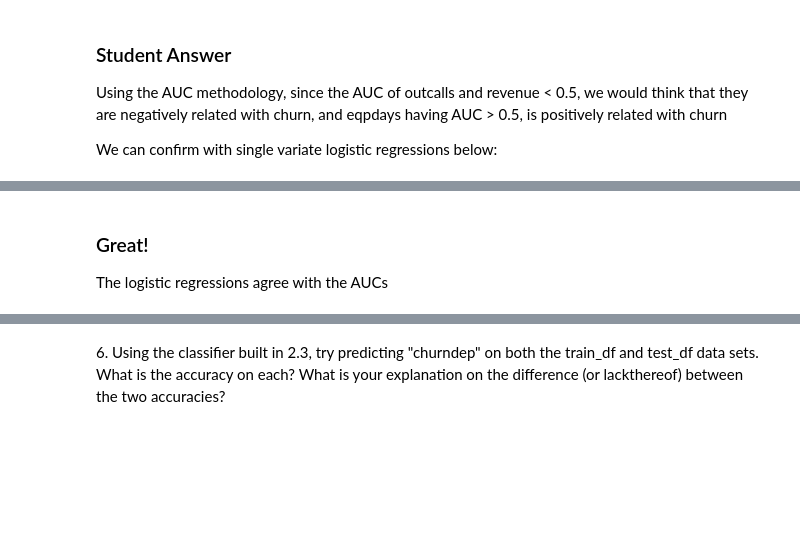
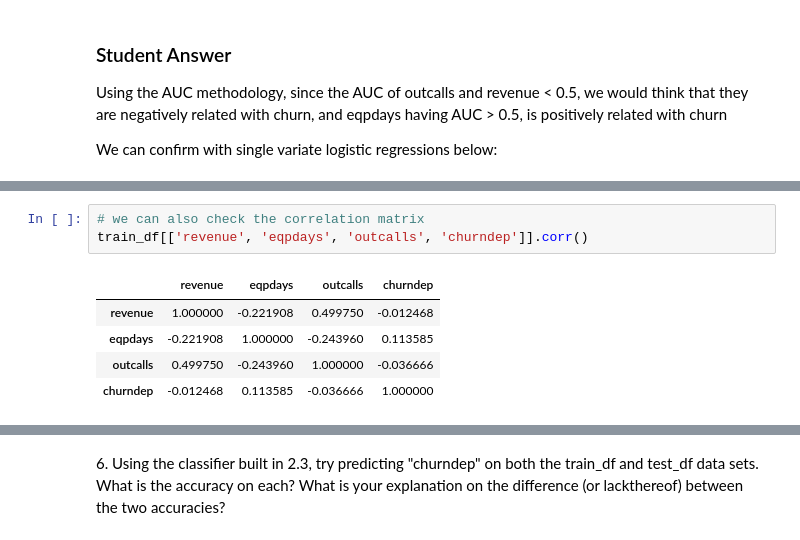
Before and after one commit to rmfeng/ds1001, a Jupyter notebook: homework/hw3/Homework 3 Holdout.ipynb, the cells around one changed output, grey strips where cells are left out. Drawn from its saved outputs; the diff is of its cells as text; blank space fills up the shorter version.

```diff
--- a/homework/hw3/Homework 3 Holdout.ipynb
+++ b/homework/hw3/Homework 3 Holdout.ipynb
@@ -239,4 +239,9 @@ for col in df_imp[-3:].index.values:
-# %% [markdown]
-### Great!
-
-The logistic regressions agree with the AUCs
+# %%
+# we can also check the correlation matrix
+train_df[['revenue', 'eqpdays', 'outcalls', 'churndep']].corr()
+# %% [output]
+|  | revenue | eqpdays | outcalls | churndep |
+| revenue | 1.000000 | -0.221908 | 0.499750 | -0.012468 |
+| eqpdays | -0.221908 | 1.000000 | -0.243960 | 0.113585 |
+| outcalls | 0.499750 | -0.243960 | 1.000000 | -0.036666 |
+| churndep | -0.012468 | 0.113585 | -0.036666 | 1.000000 |
```
Also changed, not shown: parts of 6 cells of this notebook.
